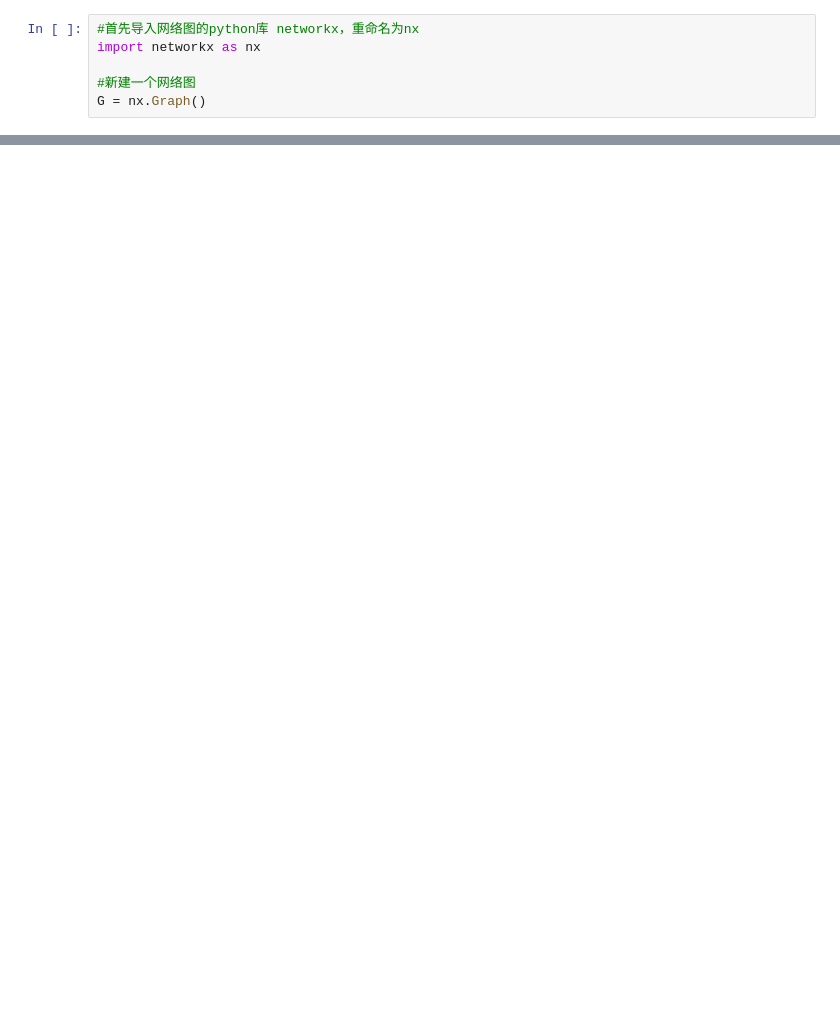
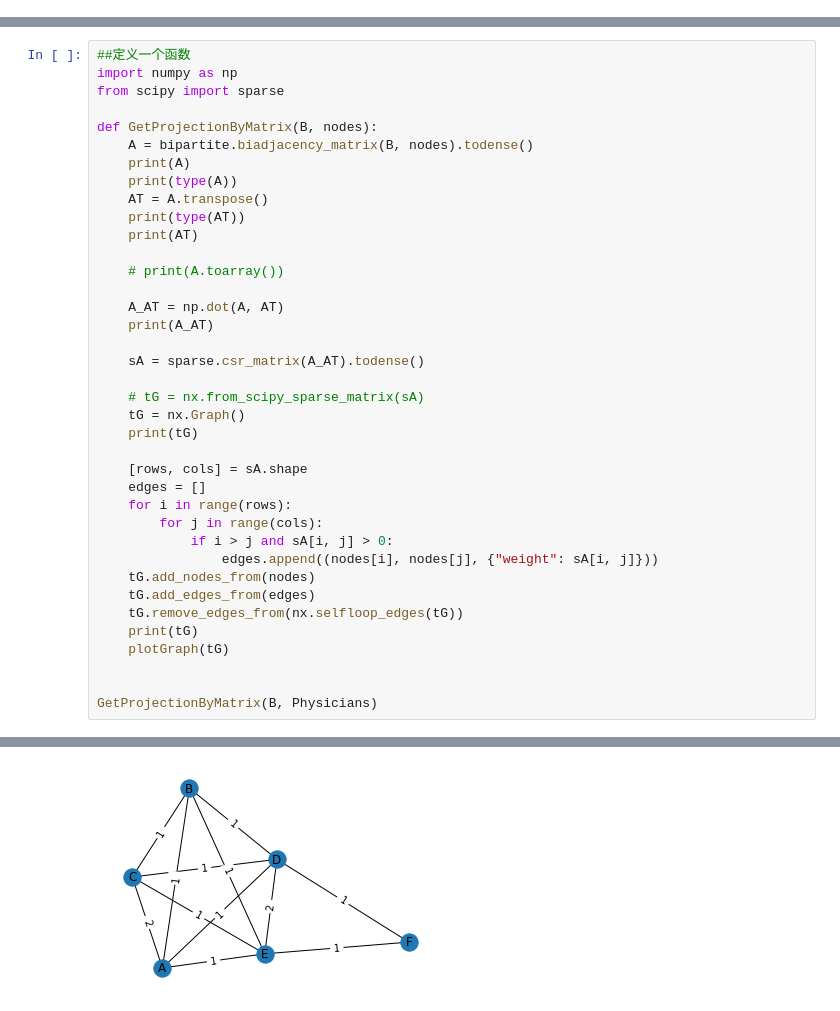
Before and after one commit to painterV/some_coding, a Jupyter notebook: bipartitie_graph.ipynb, the cells around one changed output, grey strips where cells are left out. Drawn from its saved outputs; the diff is of its cells as text; blank space fills up the shorter version.

```diff
--- a/bipartitie_graph.ipynb
+++ b/bipartitie_graph.ipynb
@@ -1,8 +1,2 @@
 # %% [markdown]
 <a href="https://colab.research.google.com/github/painterV/some_coding/blob/main/bipartitie_graph.ipynb" target="_parent"><img src="https://colab.research.google.com/assets/colab-badge.svg" alt="Open In Colab"/></a>
-# %%
-#首先导入网络图的python库 networkx，重命名为nx
-import networkx as nx
-
-#新建一个网络图
-G = nx.Graph()
@@ -122,0 +81,39 @@ Physicians单图投射可视化：
+# %%
+##定义一个函数
+import numpy as np
+from scipy import sparse
+
+def GetProjectionByMatrix(B, nodes):
+    A = bipartite.biadjacency_matrix(B, nodes).todense()
+    print(A)
+    print(type(A))
+    AT = A.transpose()
+    print(type(AT))
+    print(AT)
+
+    # print(A.toarray())
+
+    A_AT = np.dot(A, AT)
+    print(A_AT)
+
+    sA = sparse.csr_matrix(A_AT).todense()
+
+    # tG = nx.from_scipy_sparse_matrix(sA)
+    tG = nx.Graph()
+    print(tG)
+
+    [rows, cols] = sA.shape
+    edges = []
+    for i in range(rows):
+        for j in range(cols):
+            if i > j and sA[i, j] > 0:
+                edges.append((nodes[i], nodes[j], {"weight": sA[i, j]}))
+    tG.add_nodes_from(nodes)
+    tG.add_edges_from(edges)
+    tG.remove_edges_from(nx.selfloop_edges(tG))
+    print(tG)
+    plotGraph(tG)
+
+
+GetProjectionByMatrix(B, Physicians)
+# %% [output]
@@ -123 +140,2 @@ Physicians单图投射可视化：
+[figure, added]
 # %%
```
Also changed, not shown: parts of 12 cells of this notebook.
